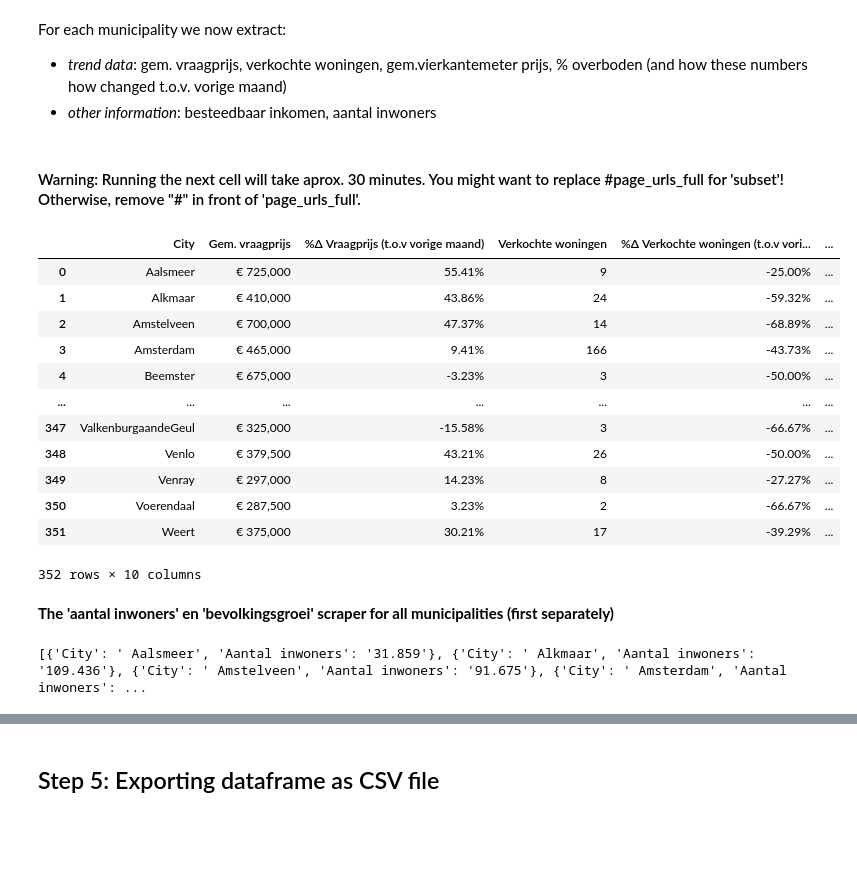
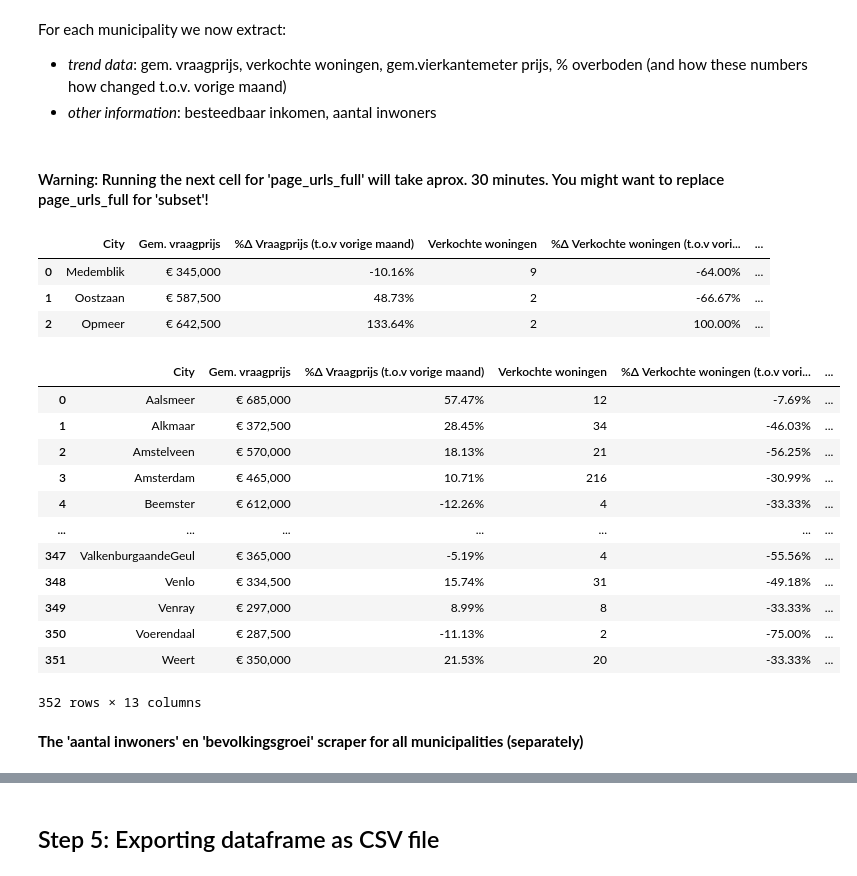
Before and after one commit to daniellevb00/scraping-dutch-housing-market, a Jupyter notebook: src/collection/Scraping woningmarkt (Final code).ipynb, the cells around one changed output, grey strips where cells are left out. Cells and saved outputs as stored; diff of their text form; code cells hidden in the pictures; blank space fills up the shorter version.

Commit message:
Fixed running through 12 seperate tabs + included aant. inwoners + groei/decline in main code

```diff
--- a/src/collection/Scraping woningmarkt (Final code).ipynb
+++ b/src/collection/Scraping woningmarkt (Final code).ipynb
@@ -122,6 +101,6 @@ For each municipality we now extract:
 * *trend data*: gem. vraagprijs, verkochte woningen, gem.vierkantemeter prijs, % overboden (and how these numbers how changed t.o.v. vorige maand)
 * *other information*: besteedbaar inkomen, aantal inwoners
 # %% [markdown]
-#### Warning: Running the next cell will take aprox. 30 minutes. You might want to replace #page_urls_full for 'subset'! Otherwise, remove "#" in front of 'page_urls_full'.
+#### Warning: Running the next cell for 'page_urls_full' will take aprox. 30 minutes. You might want to replace page_urls_full for 'subset'!
 # %%
 fn = 'saved_data.json'
@@ -228,27 +234,31 @@ def extract_city_trends(page_urls_full):
         f.close()
     return(trend_list)
 # %%
-# remove # in lines below to use this test line
-# df = extract_city_trends(page_urls_full[0:2])
-# pd.DataFrame(df)
+df = extract_city_trends(subset)
+pd.DataFrame(df)
+# %% [output]
+|  | City | Gem. vraagprijs | %Δ Vraagprijs (t.o.v vorige maand) | Verkochte woningen | %Δ Verkochte woningen (t.o.v vori... | ... |
+| 0 | Medemblik | € 345,000 | -10.16% | 9 | -64.00% | ... |
+| 1 | Oostzaan | € 587,500 | 48.73% | 2 | -66.67% | ... |
+| 2 | Opmeer | € 642,500 | 133.64% | 2 | 100.00% | ... |
 # %%
-df = extract_city_trends(page_urls_full)
-pd.DataFrame(df)
+# df = extract_city_trends(page_urls_full)
+# pd.DataFrame(df)
 # %% [output]
 |  | City | Gem. vraagprijs | %Δ Vraagprijs (t.o.v vorige maand) | Verkochte woningen | %Δ Verkochte woningen (t.o.v vori... | ... |
-| 0 | Aalsmeer | € 725,000 | 55.41% | 9 | -25.00% | ... |
-| 1 | Alkmaar | € 410,000 | 43.86% | 24 | -59.32% | ... |
-| 2 | Amstelveen | € 700,000 | 47.37% | 14 | -68.89% | ... |
-| 3 | Amsterdam | € 465,000 | 9.41% | 166 | -43.73% | ... |
-| 4 | Beemster | € 675,000 | -3.23% | 3 | -50.00% | ... |
+| 0 | Aalsmeer | € 685,000 | 57.47% | 12 | -7.69% | ... |
+| 1 | Alkmaar | € 372,500 | 28.45% | 34 | -46.03% | ... |
+| 2 | Amstelveen | € 570,000 | 18.13% | 21 | -56.25% | ... |
+| 3 | Amsterdam | € 465,000 | 10.71% | 216 | -30.99% | ... |
+| 4 | Beemster | € 612,000 | -12.26% | 4 | -33.33% | ... |
 | ... | ... | ... | ... | ... | ... | ... |
-| 347 | ValkenburgaandeGeul | € 325,000 | -15.58% | 3 | -66.67% | ... |
-| 348 | Venlo | € 379,500 | 43.21% | 26 | -50.00% | ... |
-| 349 | Venray | € 297,000 | 14.23% | 8 | -27.27% | ... |
-| 350 | Voerendaal | € 287,500 | 3.23% | 2 | -66.67% | ... |
-| 351 | Weert | € 375,000 | 30.21% | 17 | -39.29% | ... |
+| 347 | ValkenburgaandeGeul | € 365,000 | -5.19% | 4 | -55.56% | ... |
+| 348 | Venlo | € 334,500 | 15.74% | 31 | -49.18% | ... |
+| 349 | Venray | € 297,000 | 8.99% | 8 | -33.33% | ... |
+| 350 | Voerendaal | € 287,500 | -11.13% | 2 | -75.00% | ... |
+| 351 | Weert | € 350,000 | 21.53% | 20 | -33.33% | ... |
-352 rows × 10 columns
+352 rows × 13 columns
 # %%
 final_dataframe=pd.DataFrame(df) #dataframe with all data for all municipalities in the Netherlands
 # %% [markdown]
-**The 'aantal inwoners' en 'bevolkingsgroei' scraper for all municipalities (first separately)**
+**The 'aantal inwoners' en 'bevolkingsgroei' scraper for all municipalities (separately)**
@@ -275,4 +303,0 @@ inwoners_city = extract_inwoners(page_urls_full)
-# %%
-print(inwoners_city)
-# %% [output]
-[{'City': ' Aalsmeer', 'Aantal inwoners': '31.859'}, {'City': ' Alkmaar', 'Aantal inwoners': '109.436'}, {'City': ' Amstelveen', 'Aantal inwoners': '91.675'}, {'City': ' Amsterdam', 'Aantal inwoners': ...
```
Also changed, not shown: parts of 31 cells of this notebook.
